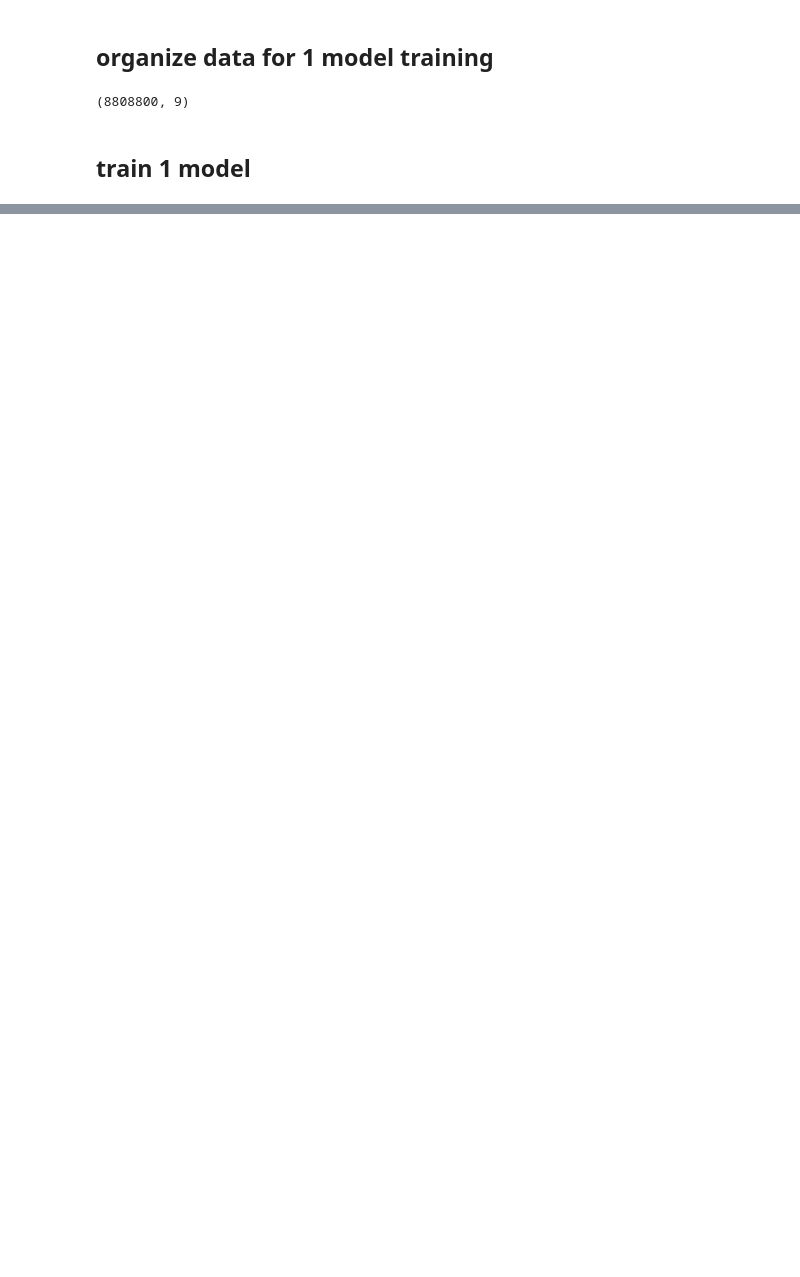
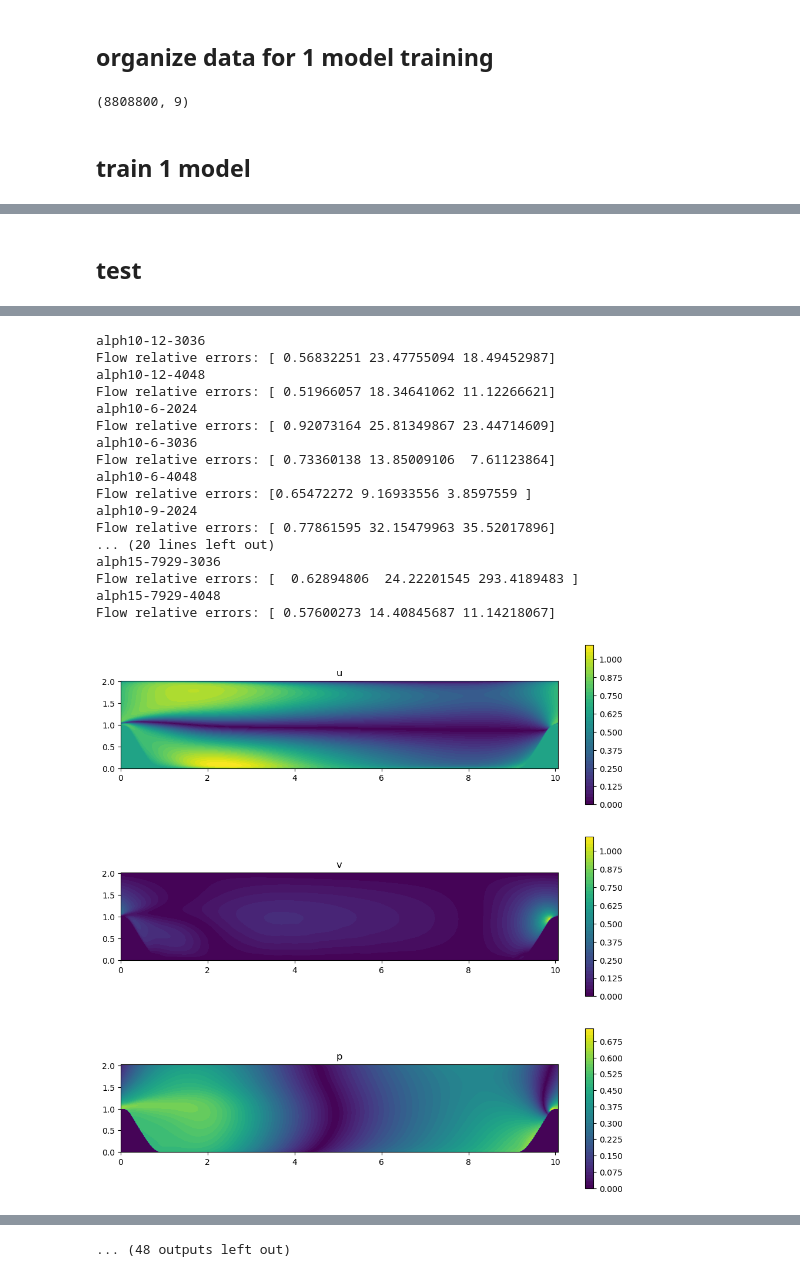
Before and after one commit to ComputationalScienceLaboratory/moe-turbulent-model, a Jupyter notebook: NS-PINN.ipynb, the cells around one changed output, grey strips where cells are left out. Cells and saved outputs as stored; diff of their text form; code cells hidden in the pictures; blank space fills up the shorter version.

Commit message:
trained and tested with 1 model

```diff
--- a/NS-PINN.ipynb
+++ b/NS-PINN.ipynb
@@ -240,8 +243,8 @@ def plot_training_logs(logs):
     plt.legend()
     plt.show()
 # %%
-def get_predictions(x, y, model):
-    mesh = torch.tensor(np.stack((x, y), axis=1), dtype=torch.float32).to(device)
+def get_predictions(x, y, alpha, W, H, model):
+    mesh = torch.tensor(np.stack((x, y, alpha, W, H), axis=1), dtype=torch.float32).to(device)
     preds = model(mesh)
     return (
         preds[:, 0].detach().cpu().numpy(),
@@ -325,21 +328,22 @@ print(final_data.shape)
 # %% [markdown]
 ## train 1 model
 # %%
-input_dim = 2
+input_dim = 5
 output_dim = 3
 n_layers = 8
 layer_dim = 256
 model_architecrure = [input_dim] + n_layers * [layer_dim] + [output_dim]
-n_points = 2000
+n_points = 4000
 lr = 0.001
 iterations = 8000
 x, y, u, v, w, p, alpha, W, H = final_data[:, 0], final_data[:, 1], final_data[:, 2], final_data[:, 3], final_data[:, 4], final_data[:, 5], final_data[:, 6], final_data[:, 7], final_data[:, 8]
 flow_variables_arrays = [u, v, p]
 
 x_train = np.stack((x, y, alpha, W, H), axis=1)
-y_train = np.stack((flow_variables_arrays), axis=1)
+y_train = np.stack(flow_variables_arrays, axis=1)
 
 model = Net(model_architecrure).to(device)
 optimizer = optim.Adam(model.parameters(), lr=lr)
 
-logs = train_model(model, optimizer, iterations, x_train, y_train, n_points=4000)
+logs = train_model(model, optimizer, iterations, x_train, y_train, n_points=n_points)
+torch.save(model.state_dict(), './models/model.pth')
@@ -361,0 +368,45 @@ for case in cases:
+# %% [markdown]
+## test
+# %%
+for case in cases:
+    print(case)
+
+    data = np.genfromtxt(base_path+'/'+case+'/mean_files.dat')
+    x, y, u, v, w, p = data[:, 0], data[:, 1], data[:, 2], data[:, 3], data[:, 4], data[:, 5]
+    alpha, W, H = case.split("-")
+    if len(alpha) == 7:
+        alpha = float(alpha[4:])/100
+    elif len(alpha) == 6:
+        alpha = float(alpha[4:])/10
+
+    W = float(W)
+    H = float(H)
+
+    # x = np.reshape(x, (-1, 1))
+    # y = np.reshape(y, (-1, 1))
+
+    alpha = x.shape[0]*[alpha]
+    # alpha = np.reshape(alpha, (-1, 1))
+    W = x.shape[0]*[W]
+    # W = np.reshape(W, (-1, 1))
+    H = x.shape[0]*[H]
+    # H = np.reshape(H, (-1, 1))
+    flow_variables_arrays = [u, v, p]
+
+    # print(x.shape)
+    # print(y.size())
+    # print(alpha.size())
+    # print(W.size())
+    # print(H.size())
+
+    y_test = np.stack(flow_variables_arrays, axis=1)
+
+    preds = get_predictions(x, y, alpha, W, H, model)
+    flow_absolute_errors = np.abs(y_test - np.stack(preds, axis=1))
+    flow_relative_errors = relative_l2_error(y_test, np.stack(preds, axis=1))
+    print(f"Flow relative errors: {flow_relative_errors}")
+    # plot_flow_variables(x, y, *preds)
+
+    plot_flow_variables(x, y, *flow_absolute_errors.T)
+    save_geometry_image(x, y, u, case)
+# %% [output]
@@ -361,0 +430,18 @@ for case in cases:
+alph10-12-3036
+Flow relative errors: [ 0.56832251 23.47755094 18.49452987]
+alph10-12-4048
+Flow relative errors: [ 0.51966057 18.34641062 11.12266621]
+alph10-6-2024
+Flow relative errors: [ 0.92073164 25.81349867 23.44714609]
+alph10-6-3036
+Flow relative errors: [ 0.73360138 13.85009106  7.61123864]
+alph10-6-4048
+Flow relative errors: [0.65472272 9.16933556 3.8597559 ]
+alph10-9-2024
+Flow relative errors: [ 0.77861595 32.15479963 35.52017896]
+... (20 lines left out)
+alph15-7929-3036
+Flow relative errors: [  0.62894806  24.22201545 293.4189483 ]
+alph15-7929-4048
+Flow relative errors: [ 0.57600273 14.40845687 11.14218067]
+[figure, added]
@@ -361,0 +457 @@ for case in cases:
+... (48 outputs left out)
```
Also changed, not shown: parts of 5 cells of this notebook.
